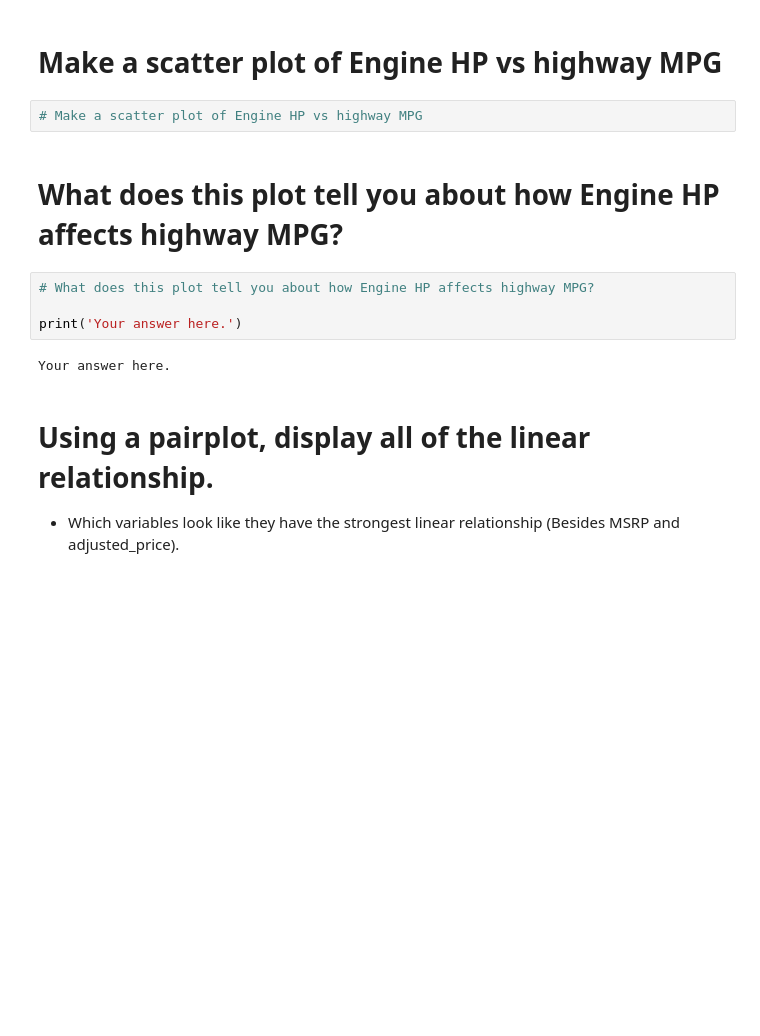
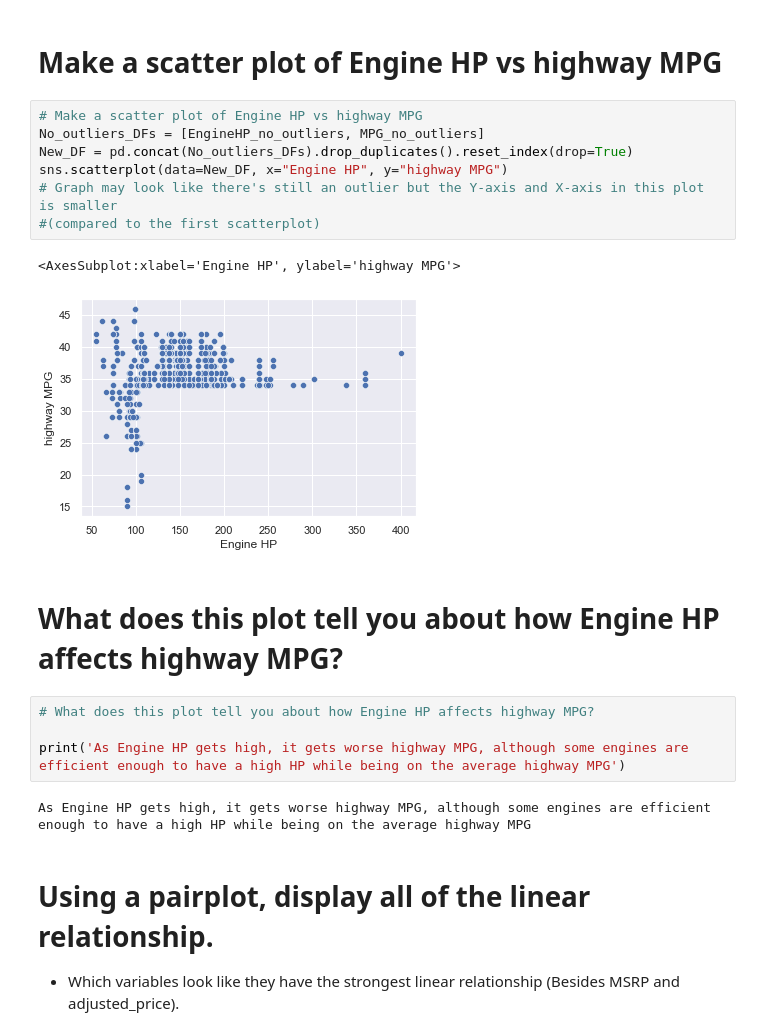
Before and after one commit to edenerio/2022-fall-data-science, a Jupyter notebook: Week-02-EDA/Exercise-EDA.ipynb, the cells around one changed output. Saved outputs shown, nothing was run; the diff lists cells and outputs as text; blank space fills up the shorter version.

```diff
--- a/Week-02-EDA/Exercise-EDA.ipynb
+++ b/Week-02-EDA/Exercise-EDA.ipynb
@@ -249,15 +272,23 @@ sns.boxplot(data=df, x='highway MPG')
 # %% [markdown]
 # Make a scatter plot of Engine HP vs highway MPG
-# %%
-# Make a scatter plot of Engine HP vs highway MPG
+# %%
+# Make a scatter plot of Engine HP vs highway MPG
+No_outliers_DFs = [EngineHP_no_outliers, MPG_no_outliers]
+New_DF = pd.concat(No_outliers_DFs).drop_duplicates().reset_index(drop=True)
+sns.scatterplot(data=New_DF, x="Engine HP", y="highway MPG")
+# Graph may look like there's still an outlier but the Y-axis and X-axis in this plot is smaller
+#(compared to the first scatterplot)
+# %% [output]
+<AxesSubplot:xlabel='Engine HP', ylabel='highway MPG'>
+[figure, added]
 # %% [markdown]
 # What does this plot tell you about how Engine HP affects highway MPG?
 # %%
 # What does this plot tell you about how Engine HP affects highway MPG?
 
-print('Your answer here.')
+print('As Engine HP gets high, it gets worse highway MPG, although some engines are efficient enough to have a high HP while being on the average highway MPG')
 # %% [output]
-Your answer here.
+As Engine HP gets high, it gets worse highway MPG, although some engines are efficient enough to have a high HP while being on the average highway MPG
 # %% [markdown]
 # Using a pairplot, display all of the linear relationship.
 * Which variables look like they have the strongest linear relationship (Besides MSRP and adjusted_price).
```
Also changed, not shown: parts of 11 cells of this notebook.
